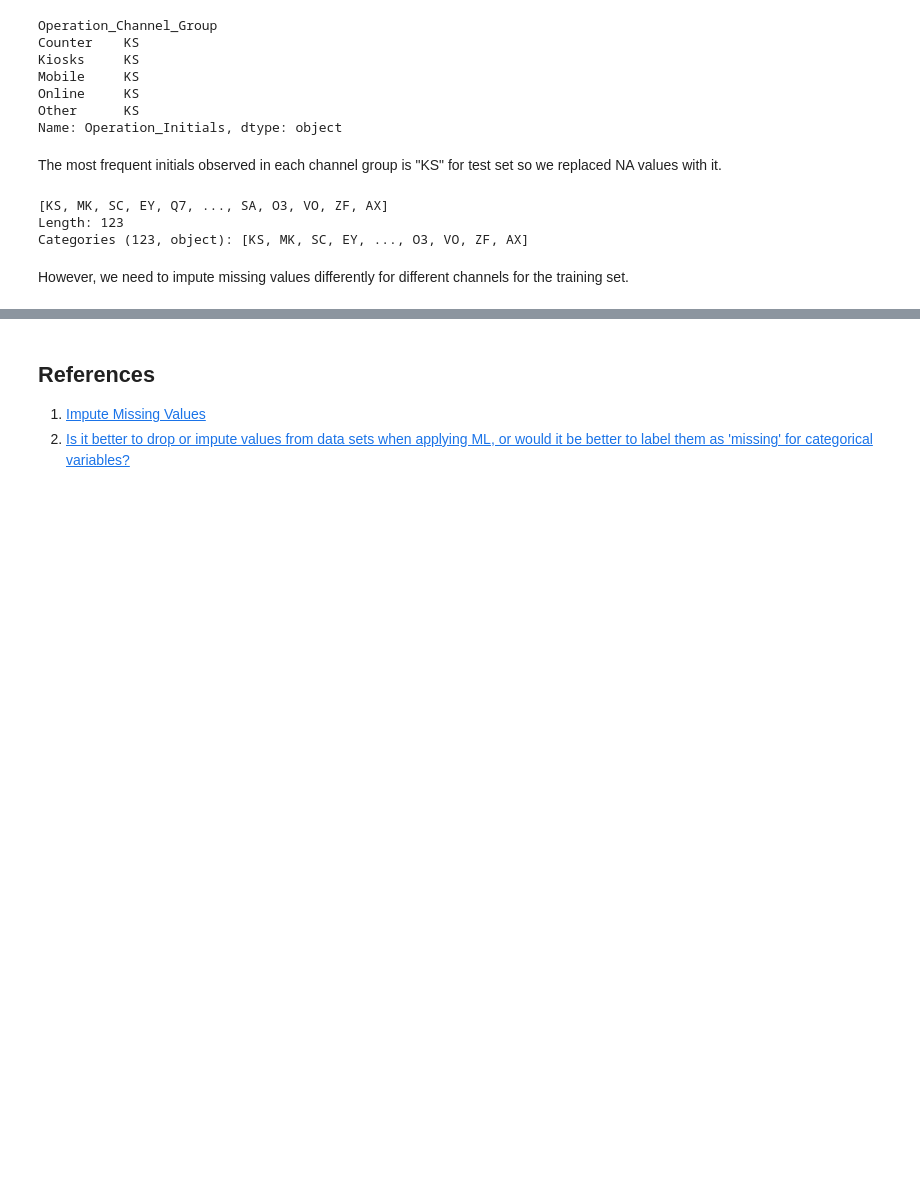
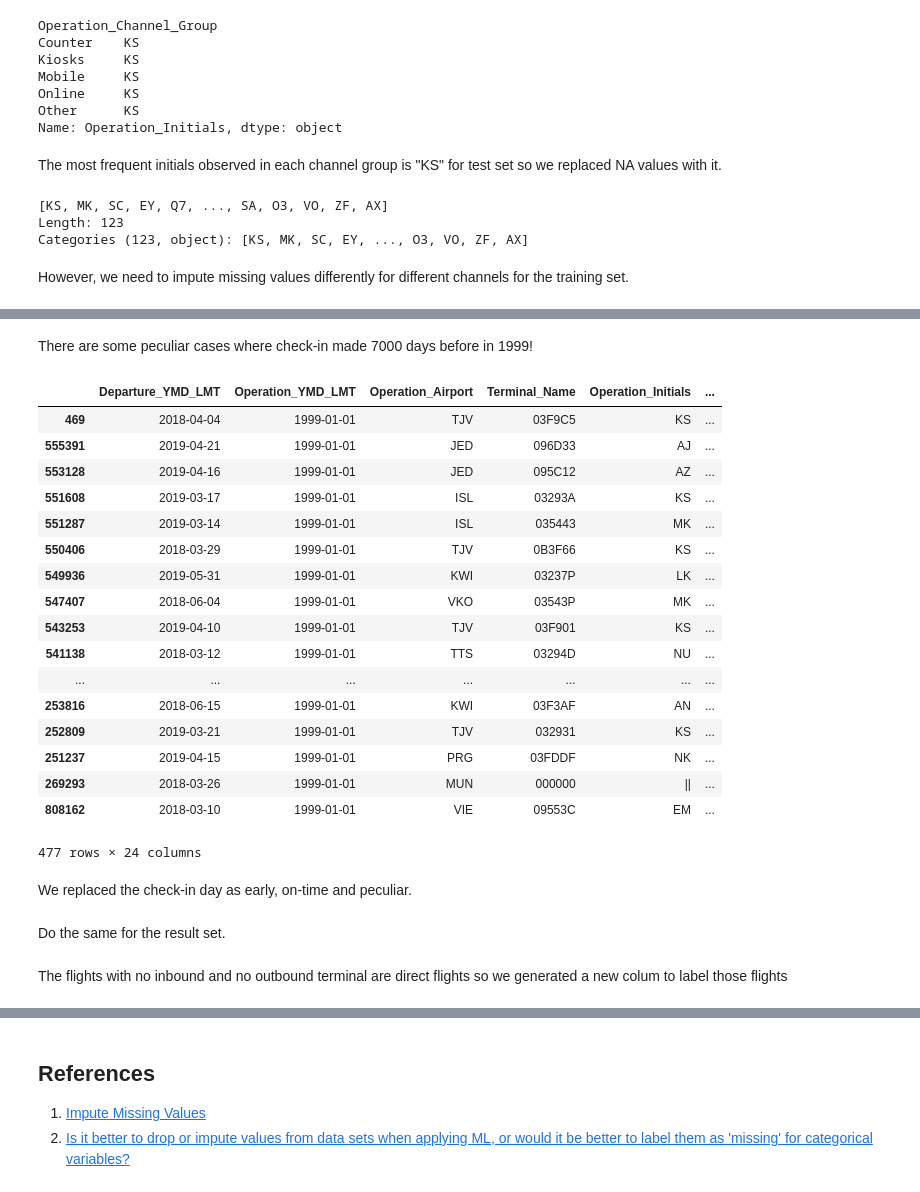
Before and after one commit to duyqu-chan/THY-Travel-Datathon, a Jupyter notebook: TravelDatathon_preselection.ipynb, the cells around one changed output, grey strips where cells are left out. Drawn from its saved outputs; the diff is of its cells as text; code cells hidden in the pictures; blank space fills up the shorter version.

```diff
--- a/TravelDatathon_preselection.ipynb
+++ b/TravelDatathon_preselection.ipynb
@@ -265,3 +270,12 @@ Outbound_Arrival_Airport         65.008
+# %%
+train_df['Operation_Sonic_Code_Flag'] = np.where(train_df['Operation_Sonic_Code']=='?', '0', '1')
+train_df['Operation_Sonic_Code_Flag'] = train_df['Operation_Sonic_Code_Flag'].astype(int)
+train_df['Terminal_Number_Flag'] = np.where(train_df['Terminal_Number']=='?', '0', '1')
+train_df['Terminal_Number_Flag'] = train_df['Terminal_Number_Flag'].astype(int)
+result_df['Operation_Sonic_Code_Flag'] = np.where(result_df['Operation_Sonic_Code']=='?', '0', '1')
+result_df['Operation_Sonic_Code_Flag'] = result_df['Operation_Sonic_Code_Flag'].astype(int)
+result_df['Terminal_Number_Flag'] = np.where(result_df['Terminal_Number']=='?', '0', '1')
+result_df['Terminal_Number_Flag'] = result_df['Terminal_Number_Flag'].astype(int)
 # %% [markdown]
 Convert "?" to NA when needed. Apart from *Inbound_Departure_Airport* and *Outbound_Arrival_Airport*, "?" is printed for unknown values (missing). For those specific columns "?" means that there is no inbound or outbound flight (direct flight), so they are encoded as a seperate class called *Unknown*.
 # %%
@@ -344,0 +359,10 @@ We decided *Operation Channel Group* based imputation. So we grouped the datafra
+# %%
+# Replace missing values whose titles are MISTER with M
+train_df.loc[(train_df.Passenger_Gender.isna() ) & (train_df.Passenger_Title=='MISTER'),"Passenger_Gender"] = "M"
+result_df.loc[(result_df.Passenger_Gender.isna() ) & (result_df.Passenger_Title=='MISTER'),"Passenger_Gender"] = "M"
+
+# Replace missing values whose titles are MISS or MISSES with F
+train_df.loc[(train_df.Passenger_Gender.isna() ) & ((train_df.Passenger_Title=='MISS') | (train_df.Passenger_Title=='MISSES')) ,"Passenger_Gender"] = "F"
+result_df.loc[(result_df.Passenger_Gender.isna() ) & ((result_df.Passenger_Title=='MISS') | (result_df.Passenger_Title=='MISSES')) ,"Passenger_Gender"] = "F"
+
+sum(train_df["Passenger_Gender"].isnull())
@@ -545,0 +578,4 @@ for i in range(len(train_df)): #loop over operation initials
+# %%
+train_df.loc[(train_df.Operation_Channel_Group == "Counter") & (train_df.Operation_Initials.isna()),"Operation_Initials"] = "KS"
+train_df.loc[(train_df.Operation_Channel_Group == "Kiosks") & (train_df.Operation_Initials.isna()),"Operation_Initials"] = "SC"
+train_df.loc[(train_df.Operation_Channel_Group != "Kiosks") & (train_df.Operation_Channel_Group != "Counter") & (train_df.Operation_Initials.isna()),"Operation_Initials"] = "MK"
@@ -545,0 +586,4 @@ for i in range(len(train_df)): #loop over operation initials
+# %%
+train_df['Early_Check_In'] = (train_df.Departure_YMD_LMT - train_df.Operation_YMD_LMT)
+train_df['Early_Check_In'] = (train_df['Early_Check_In']/86400000000000).astype(int)
+train_df['Early_Check_In'].unique()
@@ -545,0 +606,25 @@ for i in range(len(train_df)): #loop over operation initials
+# %% [markdown]
+There are some peculiar cases where check-in made 7000 days before in 1999!
+# %%
+train_df[train_df['Early_Check_In']>100].sort_values('Operation_YMD_LMT')
+# %% [output]
+|  | Departure_YMD_LMT | Operation_YMD_LMT | Operation_Airport | Terminal_Name | Operation_Initials | ... |
+| 469 | 2018-04-04 | 1999-01-01 | TJV | 03F9C5 | KS | ... |
+| 555391 | 2019-04-21 | 1999-01-01 | JED | 096D33 | AJ | ... |
+| 553128 | 2019-04-16 | 1999-01-01 | JED | 095C12 | AZ | ... |
+| 551608 | 2019-03-17 | 1999-01-01 | ISL | 03293A | KS | ... |
+| 551287 | 2019-03-14 | 1999-01-01 | ISL | 035443 | MK | ... |
+| 550406 | 2018-03-29 | 1999-01-01 | TJV | 0B3F66 | KS | ... |
+| 549936 | 2019-05-31 | 1999-01-01 | KWI | 03237P | LK | ... |
+| 547407 | 2018-06-04 | 1999-01-01 | VKO | 03543P | MK | ... |
+| 543253 | 2019-04-10 | 1999-01-01 | TJV | 03F901 | KS | ... |
+| 541138 | 2018-03-12 | 1999-01-01 | TTS | 03294D | NU | ... |
+| ... | ... | ... | ... | ... | ... | ... |
+| 253816 | 2018-06-15 | 1999-01-01 | KWI | 03F3AF | AN | ... |
+| 252809 | 2019-03-21 | 1999-01-01 | TJV | 032931 | KS | ... |
+| 251237 | 2019-04-15 | 1999-01-01 | PRG | 03FDDF | NK | ... |
+| 269293 | 2018-03-26 | 1999-01-01 | MUN | 000000 | || | ... |
+| 808162 | 2018-03-10 | 1999-01-01 | VIE | 09553C | EM | ... |
+477 rows × 24 columns
+# %% [markdown]
+We replaced the check-in day as early, on-time and peculiar.
@@ -545,0 +635,2 @@ for i in range(len(train_df)): #loop over operation initials
+# %% [markdown]
+Do the same for the result set.
@@ -545,0 +643,2 @@ for i in range(len(train_df)): #loop over operation initials
+# %% [markdown]
+The flights with no inbound and no outbound terminal are direct flights so we generated a new colum to label those flights
```
Also changed, not shown: parts of 31 cells of this notebook.
